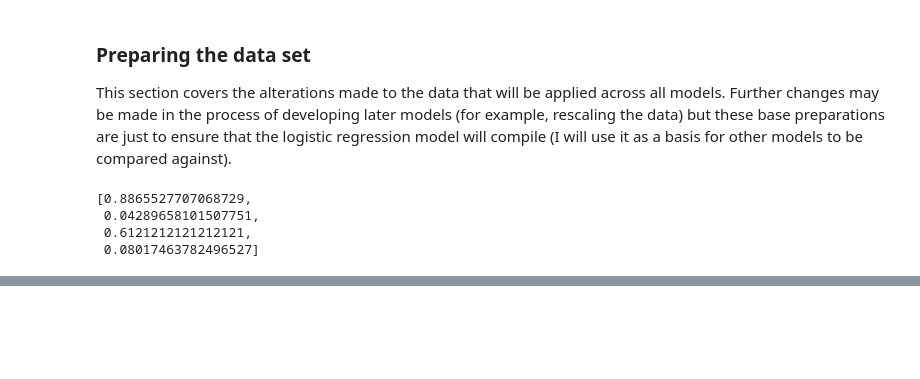
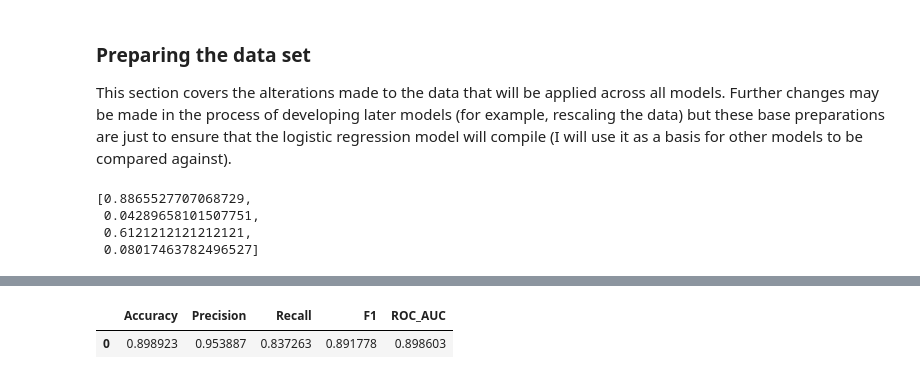
Before and after one commit to the-ethical-ai/Loan_default, a Jupyter notebook: loan_default_notebook.ipynb, the cells around one changed output, grey strips where cells are left out. Drawn from its saved outputs; the diff is of its cells as text; code cells hidden in the pictures; blank space fills up the shorter version.

```diff
--- a/loan_default_notebook.ipynb
+++ b/loan_default_notebook.ipynb
@@ -365,0 +484,11 @@ model is nowhere near powerful enough.
+# %%
+### XGBoost Model (using train and validation sets)
+final_model = XGBClassifier(
+    objective = 'binary:logistic',
+    n_estimators = 100,
+    max_depth = 3,
+    learning_rate = 0.1,
+    random_state = 8413
+)
+
+final_model.fit(X_train, y_train)
@@ -365,0 +507,23 @@ model is nowhere near powerful enough.
+# %%
+### Making predictions and evaluating the model
+y_val_pred = final_model.predict(X_val)
+val_acc = accuracy_score(y_val, y_val_pred)
+val_prec = precision_score(y_val, y_val_pred)
+val_rec = recall_score(y_val, y_val_pred)
+val_f1 = f1_score(y_val, y_val_pred)
+val_roc_auc = roc_auc_score(y_val, y_val_pred)
+
+
+final_model_val_metrics_table = pd.DataFrame({
+    'Accuracy': [val_acc],
+    'Precision': [val_prec],
+    'Recall': [val_rec],
+    'F1': [val_f1],
+    'ROC_AUC': [val_roc_auc]
+})
+# %%
+### Displaying the metrics for the XGBoost model
+final_model_val_metrics_table
+# %% [output]
+|  | Accuracy | Precision | Recall | F1 | ROC_AUC |
+| 0 | 0.898923 | 0.953887 | 0.837263 | 0.891778 | 0.898603 |
```
Also changed, not shown: parts of 17 cells of this notebook.
